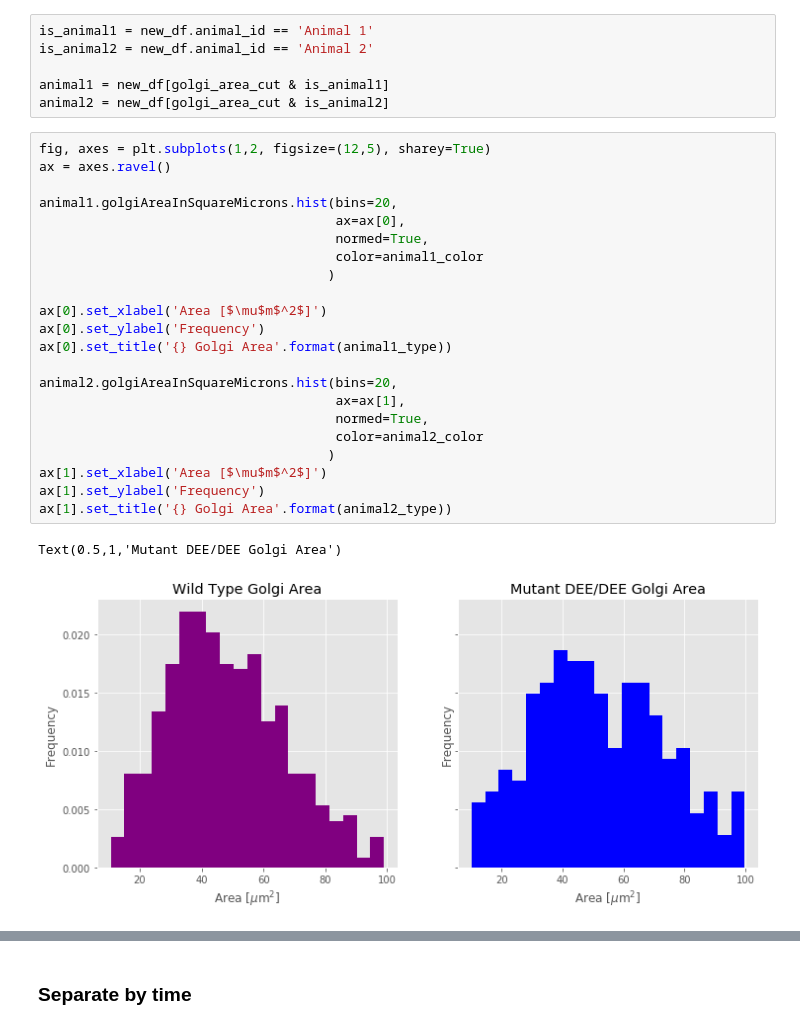
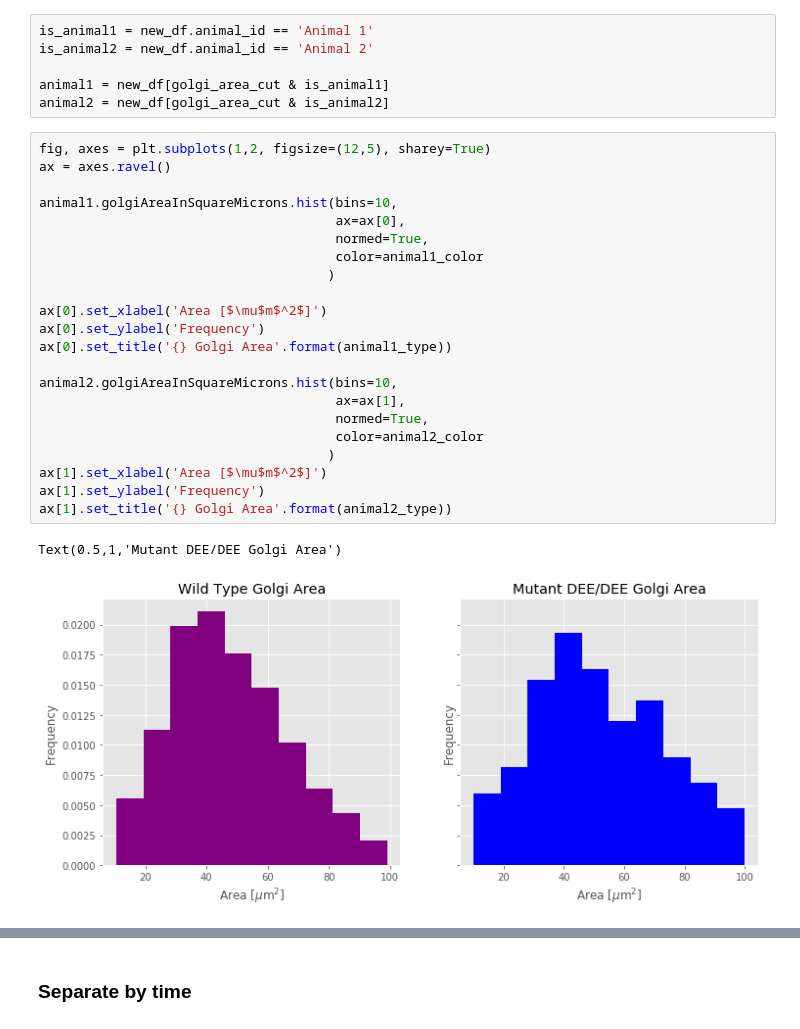
Before and after one commit to WillGiang/golgi-polarization, a Jupyter notebook: GolgiPolarizationAnalysis.ipynb, the cells around one changed output, grey strips where cells are left out. Cells and saved outputs as stored; diff of their text form.

```diff
--- a/GolgiPolarizationAnalysis.ipynb
+++ b/GolgiPolarizationAnalysis.ipynb
@@ -219,28 +219,28 @@ animal2 = new_df[golgi_area_cut & is_animal2]
 # %%
 fig, axes = plt.subplots(1,2, figsize=(12,5), sharey=True)
 ax = axes.ravel()
 
-animal1.golgiAreaInSquareMicrons.hist(bins=20,
+animal1.golgiAreaInSquareMicrons.hist(bins=10,
                                       ax=ax[0],
                                       normed=True,
                                       color=animal1_color
                                      )
 
 ax[0].set_xlabel('Area [$\mu$m$^2$]')
 ax[0].set_ylabel('Frequency')
 ax[0].set_title('{} Golgi Area'.format(animal1_type))
 
-animal2.golgiAreaInSquareMicrons.hist(bins=20,
+animal2.golgiAreaInSquareMicrons.hist(bins=10,
                                       ax=ax[1],
                                       normed=True,
                                       color=animal2_color
                                      )
 ax[1].set_xlabel('Area [$\mu$m$^2$]')
 ax[1].set_ylabel('Frequency')
 ax[1].set_title('{} Golgi Area'.format(animal2_type))
 # %% [output]
 Text(0.5,1,'Mutant DEE/DEE Golgi Area')
-[figure, old version]
+[figure, new version]
 # %%
 angle_bins = np.arange(-180, 180, 30)
 
```
Also changed, not shown: parts of 13 cells of this notebook.
